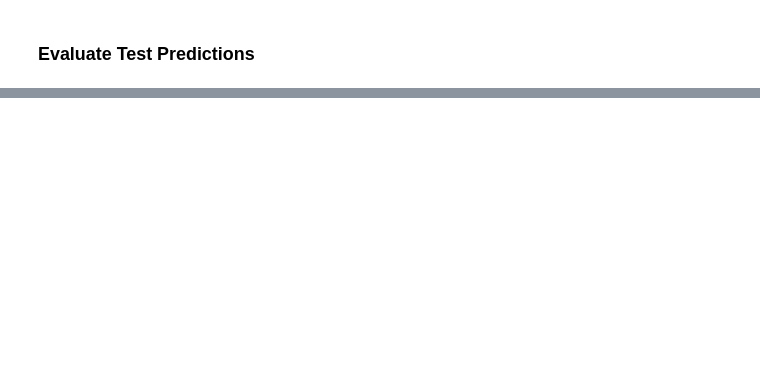
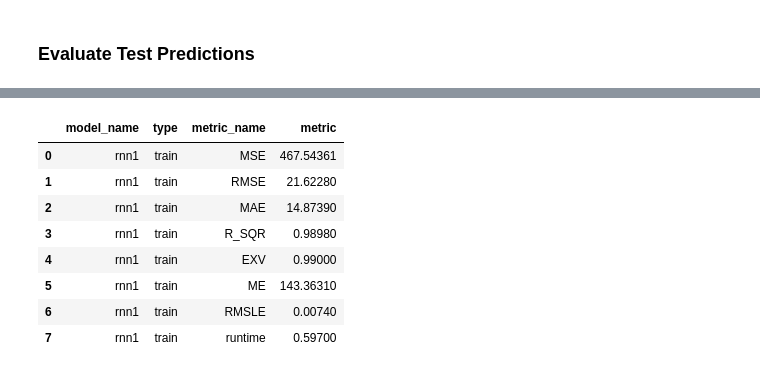
Before and after one commit to oimartin/SP_500_index_RNN, a Jupyter notebook: sp500_notebook.ipynb, the cells around one changed output, grey strips where cells are left out. Saved outputs shown, nothing was run; the diff lists cells and outputs as text; code cells hidden in the pictures; blank space fills up the shorter version.

```diff
--- a/sp500_notebook.ipynb
+++ b/sp500_notebook.ipynb
@@ -700,0 +751,16 @@ rnn2_test
+# %%
+model_compare = pd.concat([rnn1_train, rnn1_test,
+                           rnn2_train, rnn2_test,
+                           rnn3_train, rnn3_test])
+# %%
+model_compare.head(8)
+# %% [output]
+|  | model_name | type | metric_name | metric |
+| 0 | rnn1 | train | MSE | 467.54361 |
+| 1 | rnn1 | train | RMSE | 21.62280 |
+| 2 | rnn1 | train | MAE | 14.87390 |
+| 3 | rnn1 | train | R_SQR | 0.98980 |
+| 4 | rnn1 | train | EXV | 0.99000 |
+| 5 | rnn1 | train | ME | 143.36310 |
+| 6 | rnn1 | train | RMSLE | 0.00740 |
+| 7 | rnn1 | train | runtime | 0.59700 |
```
Also changed, not shown: parts of 42 cells of this notebook.
